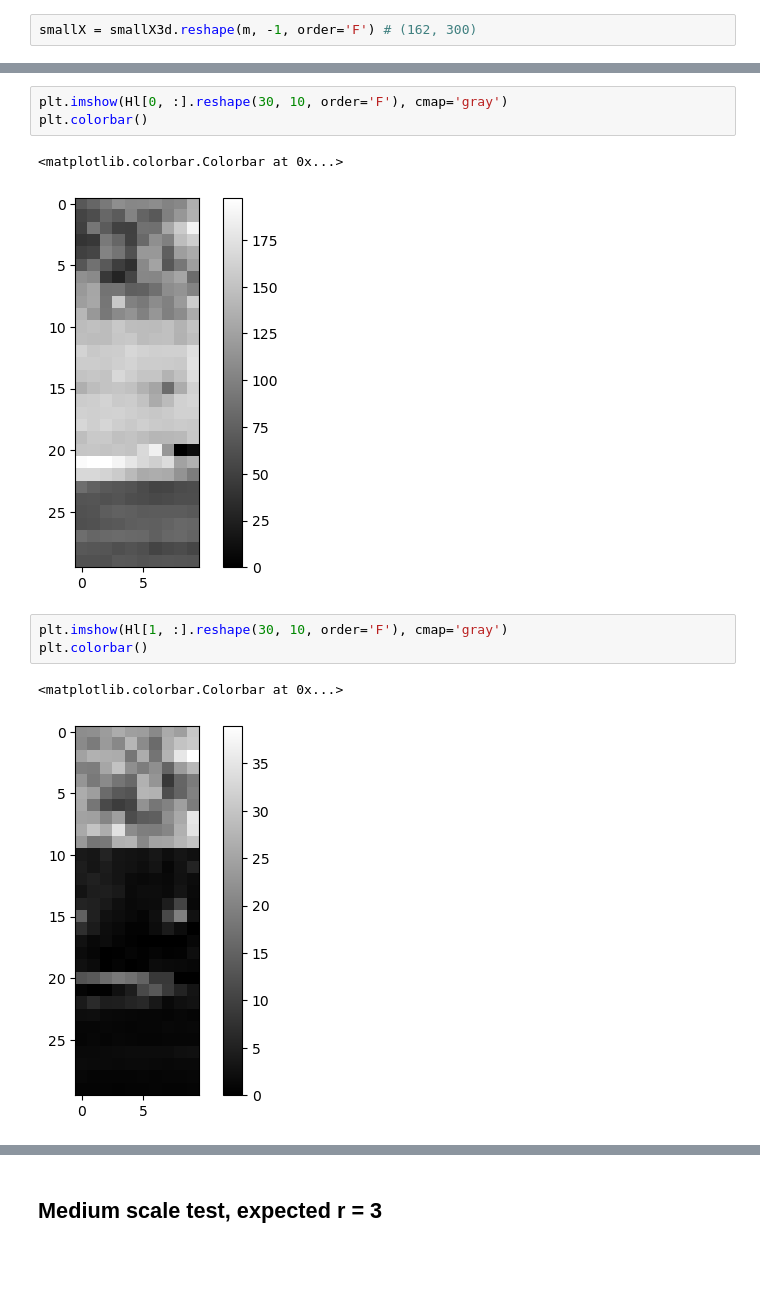
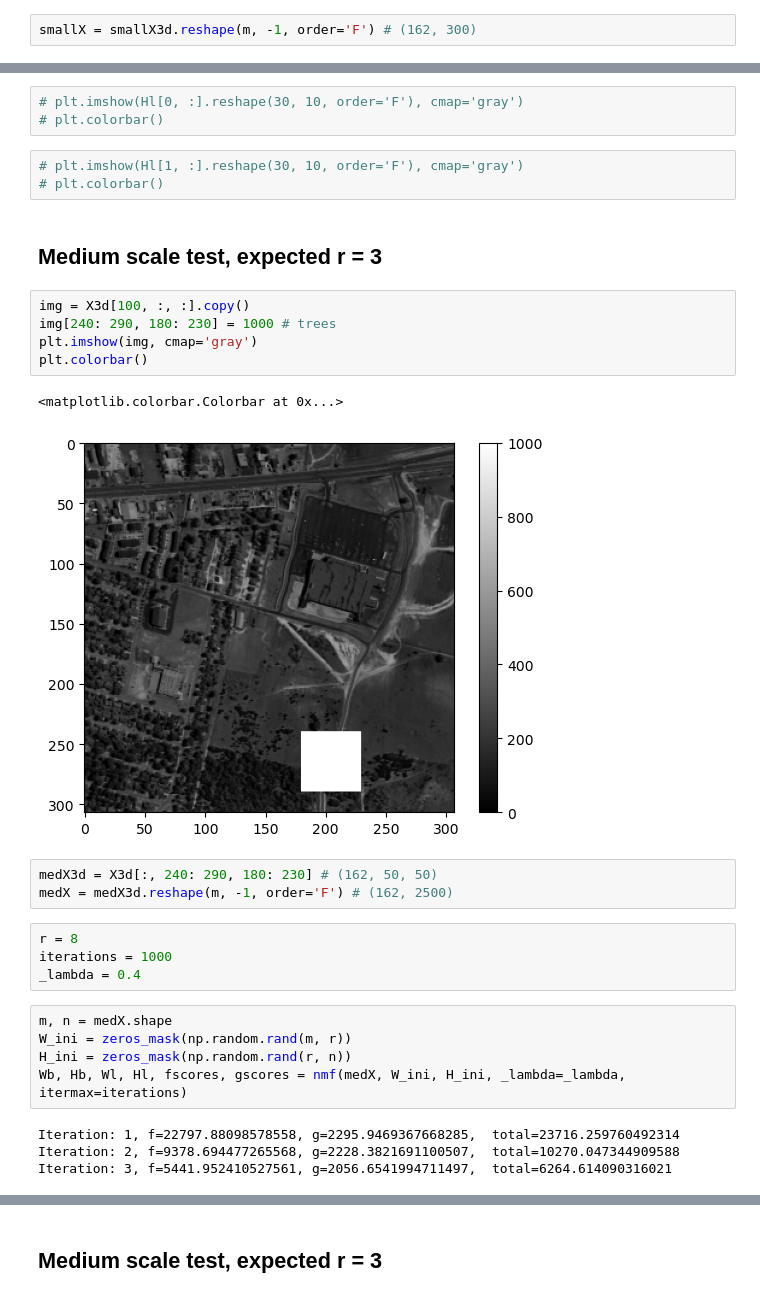
Before and after one commit to waqasbinhamed/seminmf, a Jupyter notebook: real.ipynb, the cells around one changed output, grey strips where cells are left out. Cells and saved outputs as stored; diff of their text form; blank space fills up the shorter version.

```diff
--- a/real.ipynb
+++ b/real.ipynb
@@ -118,12 +120,32 @@ plt.plot(W_ins)
 # %%
-plt.imshow(Hl[0, :].reshape(30, 10, order='F'), cmap='gray')
-plt.colorbar()
+# plt.imshow(Hl[0, :].reshape(30, 10, order='F'), cmap='gray')
+# plt.colorbar()
-# %% [output]
-<matplotlib.colorbar.Colorbar at 0x...>
-[figure, removed]
 # %%
-plt.imshow(Hl[1, :].reshape(30, 10, order='F'), cmap='gray')
-plt.colorbar()
+# plt.imshow(Hl[1, :].reshape(30, 10, order='F'), cmap='gray')
+# plt.colorbar()
-# %% [output]
-<matplotlib.colorbar.Colorbar at 0x...>
-[figure, removed]
+# %% [markdown]
+## Medium scale test, expected r = 3
+# %%
+img = X3d[100, :, :].copy()
+img[240: 290, 180: 230] = 1000 # trees
+plt.imshow(img, cmap='gray')
+plt.colorbar()
+# %% [output]
+<matplotlib.colorbar.Colorbar at 0x...>
+[figure, added]
+# %%
+medX3d = X3d[:, 240: 290, 180: 230] # (162, 50, 50)
+medX = medX3d.reshape(m, -1, order='F') # (162, 2500)
+# %%
+r = 8
+iterations = 1000
+_lambda = 0.4
+# %%
+m, n = medX.shape
+W_ini = zeros_mask(np.random.rand(m, r))
+H_ini = zeros_mask(np.random.rand(r, n))
+Wb, Hb, Wl, Hl, fscores, gscores = nmf(medX, W_ini, H_ini, _lambda=_lambda, itermax=iterations)
+# %% [output]
+Iteration: 1, f=22797.88098578558, g=2295.9469367668285,  total=23716.259760492314
+Iteration: 2, f=9378.694477265568, g=2228.3821691100507,  total=10270.047344909588
+Iteration: 3, f=5441.952410527561, g=2056.6541994711497,  total=6264.614090316021
```
Also changed, not shown: parts of 21 cells of this notebook.
